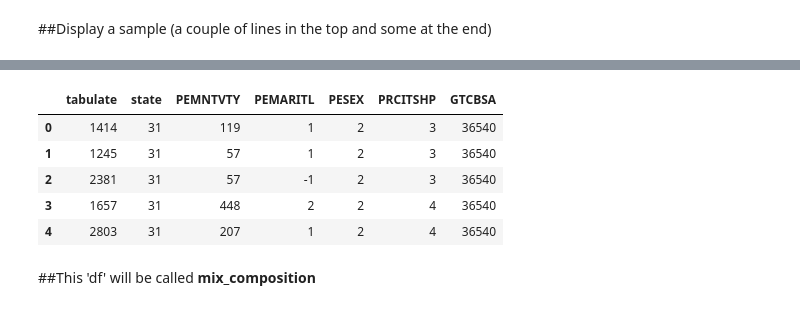
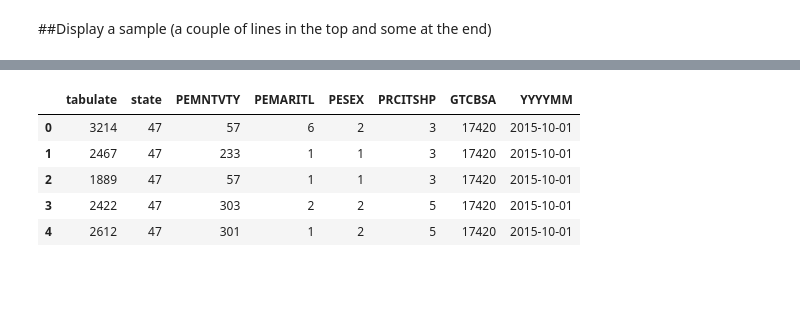
Before and after one commit to w86w86/econ8320_US-Census, a Jupyter notebook: MAIN.ipynb, the cells around one changed output, grey strips where cells are left out. Drawn from its saved outputs; the diff is of its cells as text; code cells hidden in the pictures; blank space fills up the shorter version.

```diff
--- a/MAIN.ipynb
+++ b/MAIN.ipynb
@@ -5,9 +82,9 @@ import requests
 import json
 import numpy as np
 
-# download the Demographics_Native_Country_Of_Mother
+# download the Demographics_Native_Country_Of_Mother for Mix-Compostion
 key = '&key='+'804d0a1a18d1de70764950c78e2a3a42d3d45e48'
-data = 'https://api.census.gov/data/2020/cps/basic/jan?tabulate=weight(PWSSWGT)&row+for&row+PEMNTVTY&row+PEMARITL&row+PESEX&row+PRCITSHP&row+GTCBSA&for=state:31' + key
+data = 'https://api.census.gov/data/'+ str(year) +'/cps/basic/'+ month + '?tabulate=weight(PWSSWGT)&row+for&row+PEMNTVTY&row+PEMARITL&row+PESEX&row+PRCITSHP&row+GTCBSA&for=state:' + str(stateID) + key
 print (data)
 try:
   data = requests.get(data)
@@ -41,8 +108,10 @@ print (data[-100:])
 For some reason the data will return tabulate data with 0, witch means no possible match in regards to all the variables.
 # %%
-##Clean the data
+import pandas as pd
+import regex as re
+
+data = data.text
 pattern_cleaning = r'\[0,.*?\],?\n?' #remove the data with no tabulate information (tabulate=0)
-data_clean = re.sub(pattern_cleaning, '', data)
+data = re.sub(pattern_cleaning, '', data)
 pattern_cleaning = r'\n' #remove retunr line
-data_clean = re.sub(pattern_cleaning, '', data_clean)
-data_clean
+data = re.sub(pattern_cleaning, '', data)
@@ -51,8 +120,6 @@ data_clean
 # %%
 ##Separe cols from data (numbers)
 pattern = r'.*?(\["tabulate".*?"GTCBSA"\]),([\s\S]*)'
-matches = re.search(pattern, data_clean)
+matches = re.search(pattern, data)
 data_cols = matches.group(1)
 data_vals = matches.group(2)[:-1] #removing the last char "]" at the end.
-#print (data_cols)
-data_vals
@@ -84,11 +140,15 @@ We will understand the population composition by state about how mixed it is bas
 # %%
-##Convert the result to a Df
+##Convert the result to a Df **mix_composition**
 df = pd.DataFrame(dataM, columns=data_colsList)
+
+##Building the YYYYMM column
+from datetime import datetime as dt
+df['YYYYMM'] = pd.Series([dt.strptime(str(year)+ '-' +str(month), "%Y-%b") for _ in range(df.shape[0])])
 df.head()
 # %% [output]
-|  | tabulate | state | PEMNTVTY | PEMARITL | PESEX | PRCITSHP | GTCBSA |
-| 0 | 1414 | 31 | 119 | 1 | 2 | 3 | 36540 |
-| 1 | 1245 | 31 | 57 | 1 | 2 | 3 | 36540 |
-| 2 | 2381 | 31 | 57 | -1 | 2 | 3 | 36540 |
-| 3 | 1657 | 31 | 448 | 2 | 2 | 4 | 36540 |
-| 4 | 2803 | 31 | 207 | 1 | 2 | 4 | 36540 |
+|  | tabulate | state | PEMNTVTY | PEMARITL | PESEX | PRCITSHP | GTCBSA | YYYYMM |
+| 0 | 3214 | 47 | 57 | 6 | 2 | 3 | 17420 | 2015-10-01 |
+| 1 | 2467 | 47 | 233 | 1 | 1 | 3 | 17420 | 2015-10-01 |
+| 2 | 1889 | 47 | 57 | 1 | 1 | 3 | 17420 | 2015-10-01 |
+| 3 | 2422 | 47 | 303 | 2 | 2 | 5 | 17420 | 2015-10-01 |
+| 4 | 2612 | 47 | 301 | 1 | 2 | 5 | 17420 | 2015-10-01 |
@@ -98,3 +155 @@ df['YYYYMM'] = pd.Series(['202001' for _ in range(df.shape[0])])
-# %% [markdown]
-##This 'df' will be called **mix_composition**
 # %%
```
Also changed, not shown: parts of 23 cells of this notebook.
